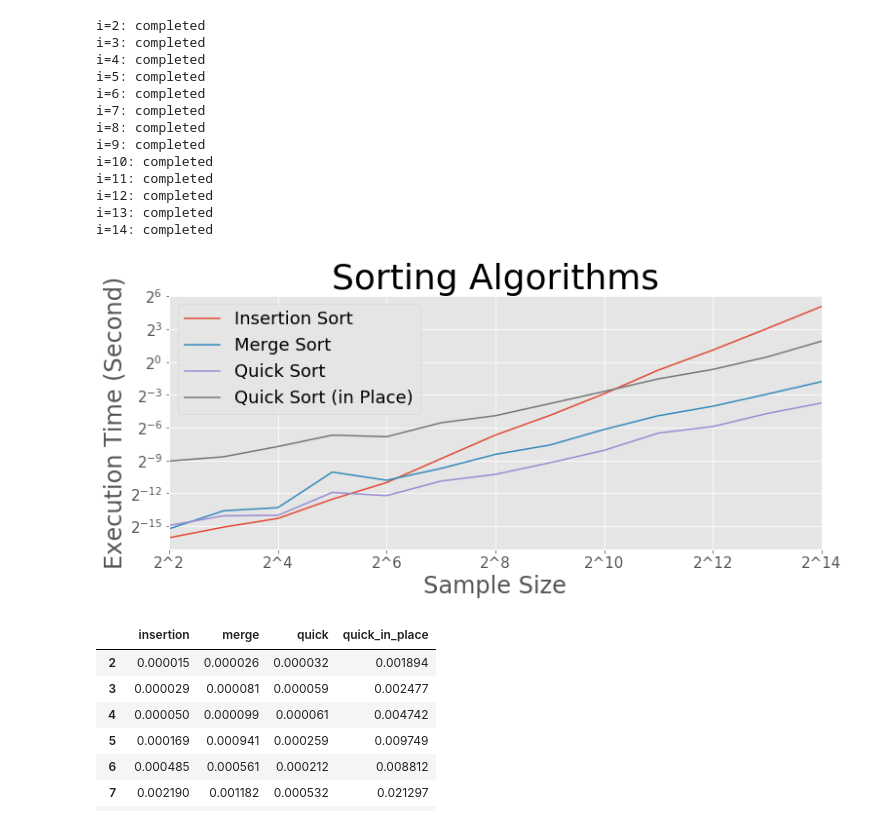
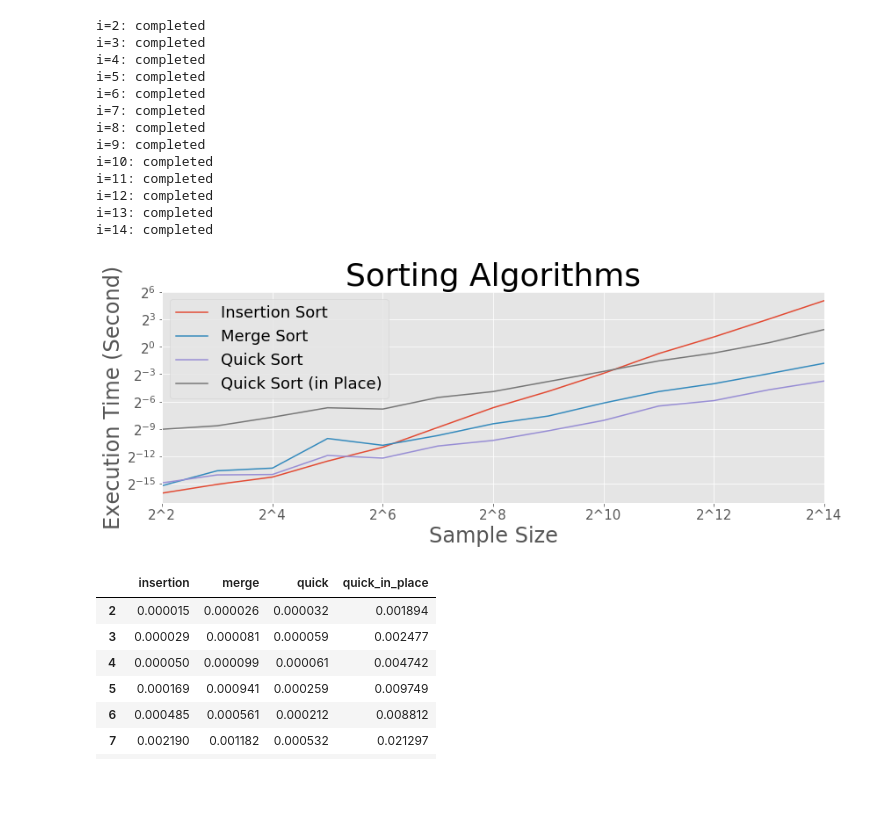
Before and after one commit to keita-dc/coursera_algorithm, a Jupyter notebook: assignment_3.ipynb, the cells around one changed output. Saved outputs shown, nothing was run; the diff lists cells and outputs as text; code cells hidden in the pictures; blank space fills up the shorter version.

```diff
--- a/assignment_3.ipynb
+++ b/assignment_3.ipynb
@@ -41,16 +41,10 @@ def quick_sort(array):
         small = []
         large = []
 
-        for element in array[:pivot]:
+        for element in array:
             if element < array[pivot]:
                 small.append(element)
-            else:
-                large.append(element)
-
-        for element in array[pivot+1:]:
-            if element < array[pivot]:
-                small.append(element)
-            else:
+            elif element > array[pivot]:
                 large.append(element)
 
         if not small:
@@ -213,18 +207,19 @@ i=14: completed
 # %%
 time_df = pd.DataFrame(time_list, index=range(2, 15), columns=["insertion", "merge", "quick", "quick_in_place"])
 time_df.plot(figsize=(12, 4.8))
 
 plt.title("Sorting Algorithms", fontsize=36)
 plt.legend(["Insertion Sort", "Merge Sort", "Quick Sort", "Quick Sort (in Place)"], fontsize=18)
 plt.xlabel("Sample Size", fontsize = 24)
 plt.xticks(np.arange(2, 15, 2), labels = ["2^{}".format(i) for i in range(2, 15, 2)], fontsize=15)
 plt.yticks(fontsize=15)
 plt.yscale("log", basey=2)
 plt.ylabel("Execution Time (Second)", fontsize = 24)
+plt.tight_layout()
 plt.savefig("image/insertion_quick_merge_sort.png")
 plt.show()
 # %% [output]
-[figure, old version]
+[figure, new version]
 # %%
 time_df
 # %% [output]
```
Also changed, not shown: parts of 4 cells of this notebook, 3 other files.
